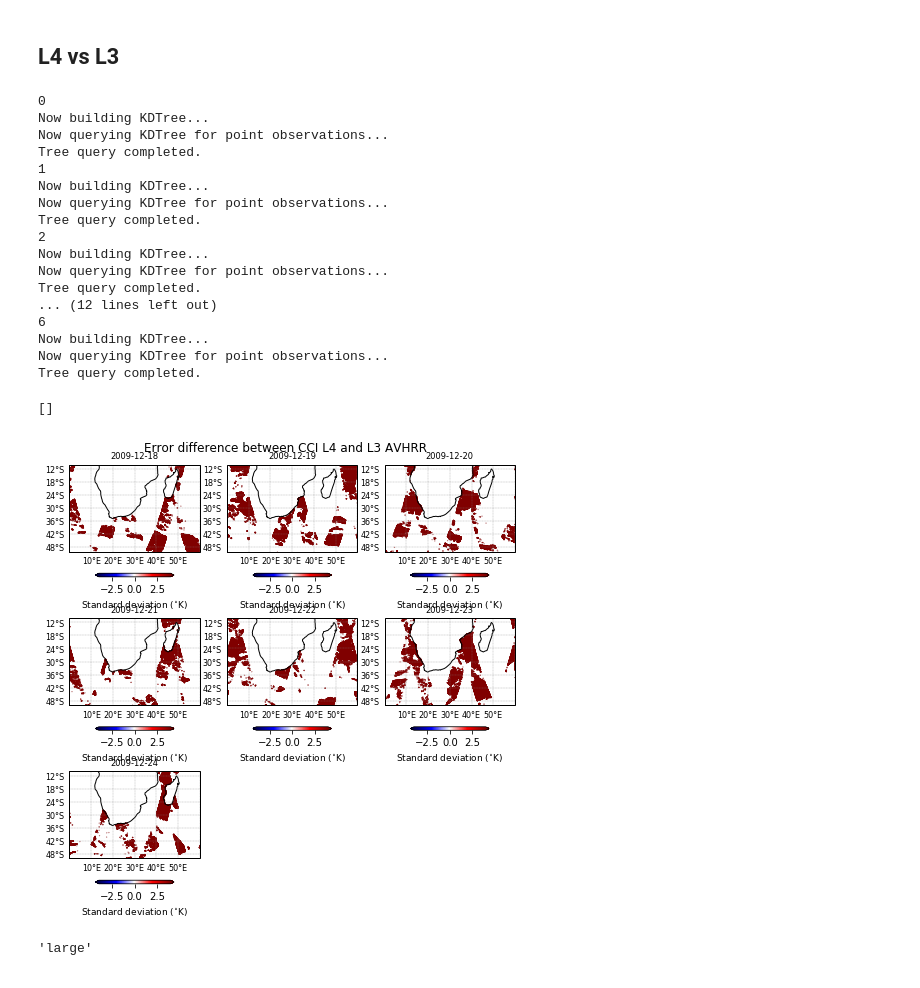
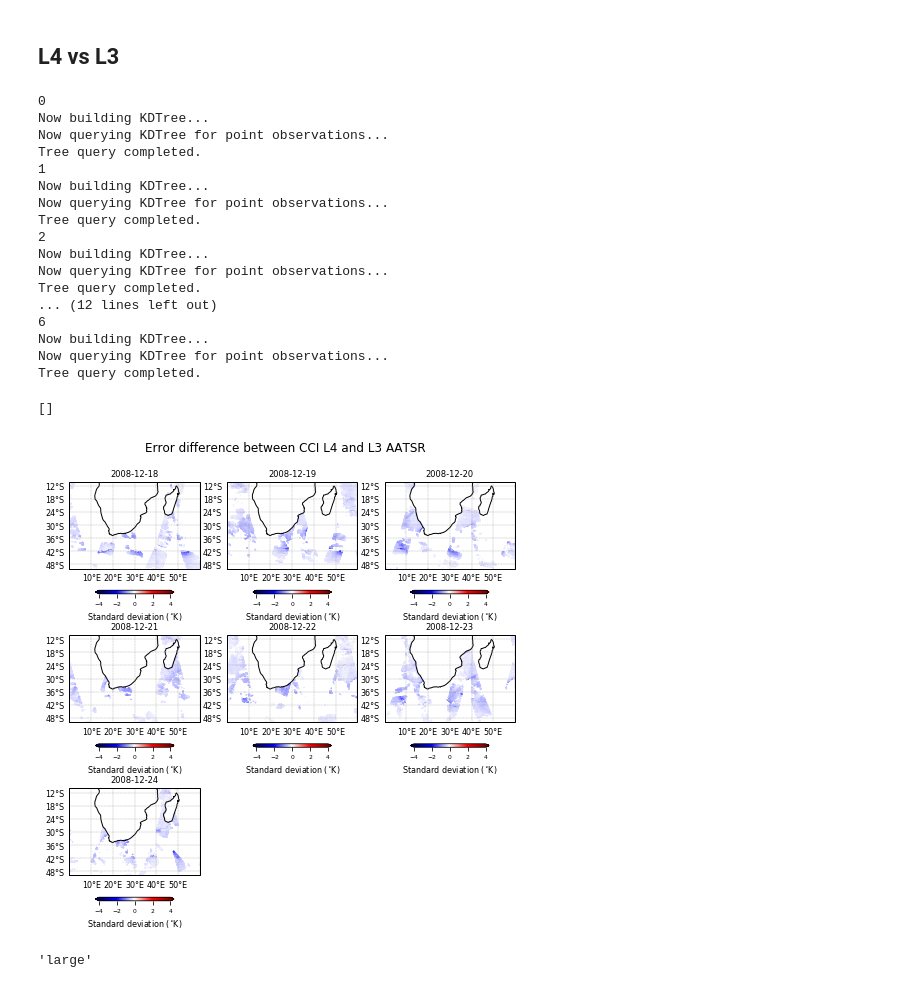
Before and after one commit to HarryLuyt/paper1_scripts, a Jupyter notebook: Scripts/CCI_L4vsTSST.ipynb, the cells around one changed output. Saved outputs shown, nothing was run; the diff lists cells and outputs as text; code cells hidden in the pictures.

```diff
--- a/Scripts/CCI_L4vsTSST.ipynb
+++ b/Scripts/CCI_L4vsTSST.ipynb
@@ -16,10 +16,14 @@ plt.rcParams['axes.facecolor']='white'
 #    and try restrict lats and lons of l2 dataset
 
 l4 = xr.open_dataset('../Data/cci_sst.nc')
-l4 = l4.sel(time=slice('2009-12-18','2009-12-24'))
+l4 = l4.sel(time=slice('2008-12-18','2008-12-24'))
 
 l2_list = glob.glob('../Data/TSST/ESA_CCI_L2P_AVHRRMTA_G_200812*.nc')
 l3_list = glob.glob('../Data/TSST/ESA_CCI_L3U_AATSR_200812*.nc')
+
+'''
+https://data-dive.com/interactive-large-data-plots-datashader
+'''
 
 # l2 = xr.open_dataset('../Data/TSST/ESA_CCI_L2P_AVHRRMTA_G_20081218.nc')
 # l2 = xr.open_mfdataset(glob.glob('../Data/TSST/ESA_CCI_L2P_AVHRRMTA_G_200812*.nc'))
@@ -311,31 +286,3 @@ plt.scatter(xs, ys, s=0.05, c=dist)
 # %% [output]
 <matplotlib.collections.PathCollection at 0x...>
 [figure]
-# %%
-proj = ccrs.PlateCarree()
-
-plt.figure(figsize=(5,4))
-ax = plt.axes(projection=proj)
-ax.coastlines()
-ax.set_extent([0, 60, -50, -10], ccrs.PlateCarree())
-
-#gridline work
-gl = ax.gridlines(crs=ccrs.PlateCarree(), color='grey', linewidth=0.3, draw_labels=True, linestyle='dashed')
-gl.xlabels_top = True
-gl.xlabels_bottom = False
-gl.ylabels_right = False
-gl.xformatter = LONGITUDE_FORMATTER
-gl.yformatter = LATITUDE_FORMATTER
-gl.xlabel_style = {'size': 8}
-gl.ylabel_style = {'size': 8}
-
-# img = hycom_free_vel.mean('time').plot(ax=ax, transform=ccrs.PlateCarree(), cmap=plt.get_cmap('nipy_spectral'), add_colorbar=False, vmax=130)
-img = plt.scatter(l2['longitude'], l2['latitude'], s=0.05, c=error_diff_l2, transform=ccrs.PlateCarree(), cmap=plt.get_cmap('seismic'), vmin=-25, vmax=25)
-cbar = plt.colorbar(img, shrink=0.8, extend='both', orientation='horizontal', pad=0.02)
-cbar.set_label('Temperature ($^{\circ}$K)', fontsize=9)
-
-ax.set_title('')
-# plt.text(0.33,0.87,'HYCOM$_{FREE}$', bbox=dict(facecolor='white', edgecolor='white', alpha=1), fontsize=10, transform=ax.transAxes)
-# plt.savefig('../Figures/vel/VEL_mean_HYCOMfree.png', dpi=300, bbox_inches='tight', format='png')
-plt.show()
-plt.tight_layout()
@@ -348,20 +292,21 @@ plt.tight_layout()
 proj = ccrs.PlateCarree()
 
 fig = plt.figure(figsize=(8,8))
-fig.suptitle('Error difference between CCI L4 and L3 AVHRR', y=0.92)
+fig.suptitle('Error difference between CCI L4 and L3 AATSR', y=0.95)
 
 for i in range(0,7):
     print(i)
 
     l3_dataset = xr.open_dataset(l3_list[i])
-    errDiff, gridInf, pointsInf = NearestNeighbourDiff(l4.isel(time=i), l3_dataset, gridInf=25, pointsInf=900)
+    errDiff, gridInf, pointsInf = NearestNeighbourDiff(l4.isel(time=i), l3_dataset, gridInf=1, pointsInf=1)
 
     ax = plt.subplot(3,3,i+1,projection=proj)
     ax.set_extent([0, 60, -50, -10], ccrs.PlateCarree())
 
     img = plt.scatter(l3_dataset['longitude'], l3_dataset['latitude'], s=0.05, c=errDiff, transform=ccrs.PlateCarree(), cmap=plt.get_cmap('seismic'), vmin=-4, vmax=4)
     cbar = plt.colorbar(img, shrink=0.6, extend='both', orientation='horizontal', pad=0.17)
-    cbar.set_label('Standard deviation ($^{\circ}$K)', fontsize=9)
+    cbar.ax.tick_params(labelsize=6)
+    cbar.set_label('Standard deviation ($^{\circ}$K)', fontsize=8)
 
     ax.coastlines()
 
@@ -371,35 +316,35 @@ for i in range(0,7):
     gl.xlabels_bottom = True
     gl.ylabels_right = False
     gl.xformatter = LONGITUDE_FORMATTER
     gl.yformatter = LATITUDE_FORMATTER
     gl.xlabel_style = {'size': 8}
     gl.ylabel_style = {'size': 8}
 
     ax.set_title('{0}'.format(l4['analysis_uncertainty'][i]['time'].data.astype('datetime64[D]')), fontsize='small')
 
-plt.tight_layout()
+plt.tight_layout(h_pad=1.0)
 plt.savefig('../Figures/error_differences/L4_{0}_L3_{1}.png'.format(gridInf, pointsInf), dpi=300, bbox_inches='tight', format='png')
 plt.plot()
 # %% [output]
 0
 Now building KDTree...
 Now querying KDTree for point observations...
 Tree query completed.
 1
 Now building KDTree...
 Now querying KDTree for point observations...
 Tree query completed.
 2
 Now building KDTree...
 Now querying KDTree for point observations...
 Tree query completed.
 ... (12 lines left out)
 6
 Now building KDTree...
 Now querying KDTree for point observations...
 Tree query completed.
 []
-[figure, old version]
+[figure, new version]
 # %%
 plt.rcParams['axes.titlesize']
 # %% [output]
```
Also changed, not shown: parts of 6 cells of this notebook.
